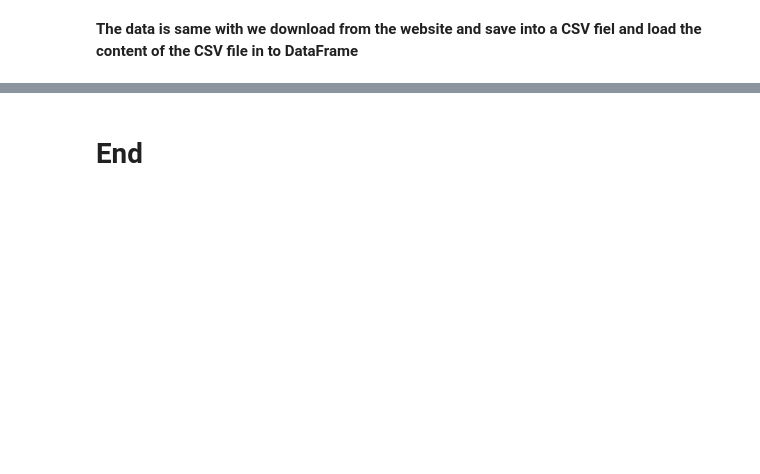
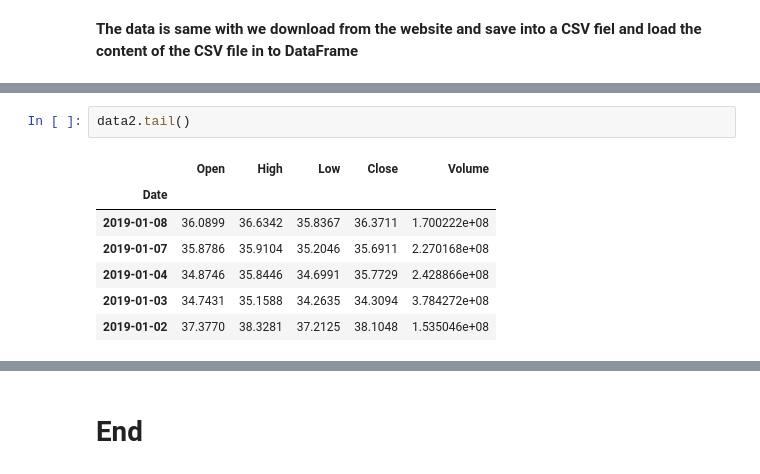
Before and after one commit to GangminLi/Financial-Risk-Management-with-Python, a Jupyter notebook: 05 - Pandas Datareader.ipynb, the cells around one changed output, grey strips where cells are left out. Saved outputs shown, nothing was run; the diff lists cells and outputs as text; blank space fills up the shorter version.

```diff
--- a/05 - Pandas Datareader.ipynb
+++ b/05 - Pandas Datareader.ipynb
@@ -66,0 +163,10 @@ data.index
+# %%
+data2.tail()
+# %% [output]
+|  | Open | High | Low | Close | Volume |
+| Date |  |  |  |  |  |
+| 2019-01-08 | 36.0899 | 36.6342 | 35.8367 | 36.3711 | 1.700222e+08 |
+| 2019-01-07 | 35.8786 | 35.9104 | 35.2046 | 35.6911 | 2.270168e+08 |
+| 2019-01-04 | 34.8746 | 35.8446 | 34.6991 | 35.7729 | 2.428866e+08 |
+| 2019-01-03 | 34.7431 | 35.1588 | 34.2635 | 34.3094 | 3.784272e+08 |
+| 2019-01-02 | 37.3770 | 38.3281 | 37.2125 | 38.1048 | 1.535046e+08 |
```
Also changed, not shown: parts of 25 cells of this notebook, 5 other files.
